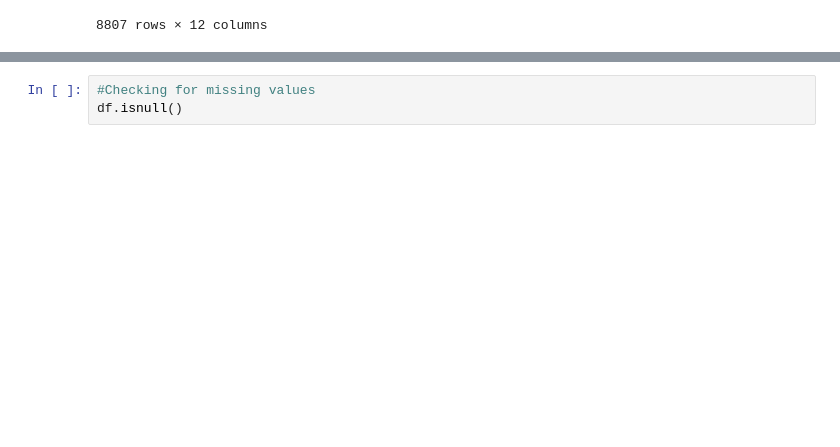
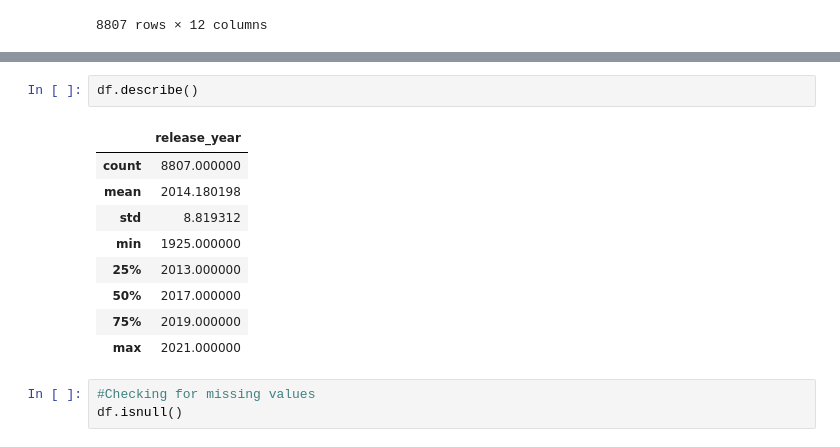
Before and after one commit to Sindhujashree-17/EL_TASK_1, a Jupyter notebook: task1.ipynb, the cells around one changed output, grey strips where cells are left out. Cells and saved outputs as stored; diff of their text form; blank space fills up the shorter version.

```diff
--- a/task1.ipynb
+++ b/task1.ipynb
@@ -28,3 +44,15 @@ Index(['show_id', 'type', 'title', 'director', 'cast', 'country', 'date_added',
+# %%
+df.describe()
+# %% [output]
+|  | release_year |
+| count | 8807.000000 |
+| mean | 2014.180198 |
+| std | 8.819312 |
+| min | 1925.000000 |
+| 25% | 2013.000000 |
+| 50% | 2017.000000 |
+| 75% | 2019.000000 |
+| max | 2021.000000 |
 # %%
 #Checking for missing values
 df.isnull()
```
Also changed, not shown: parts of 2 cells of this notebook.
